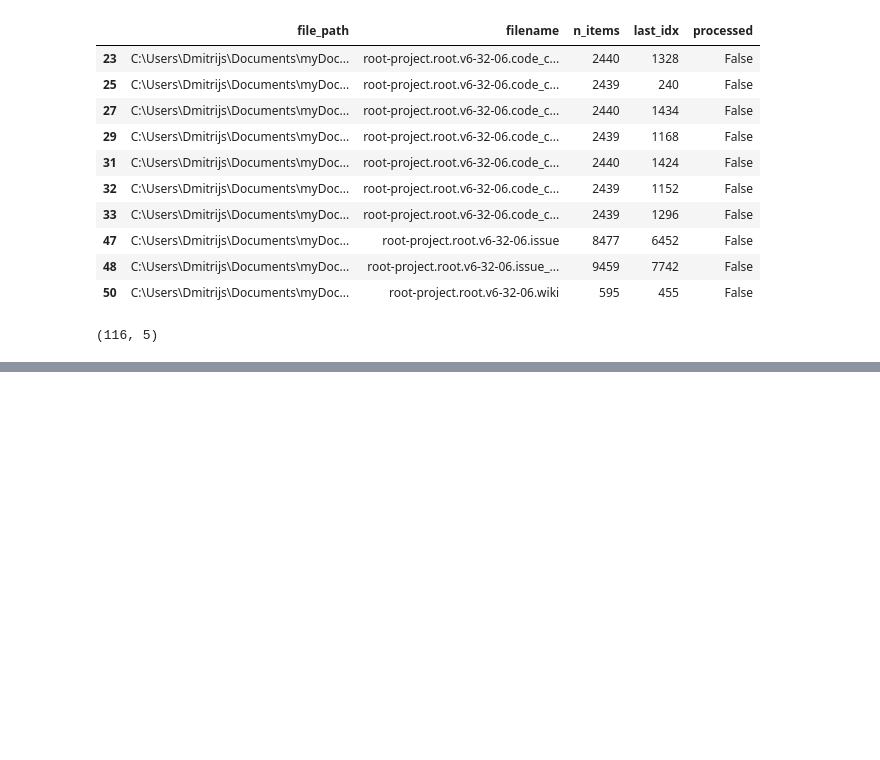
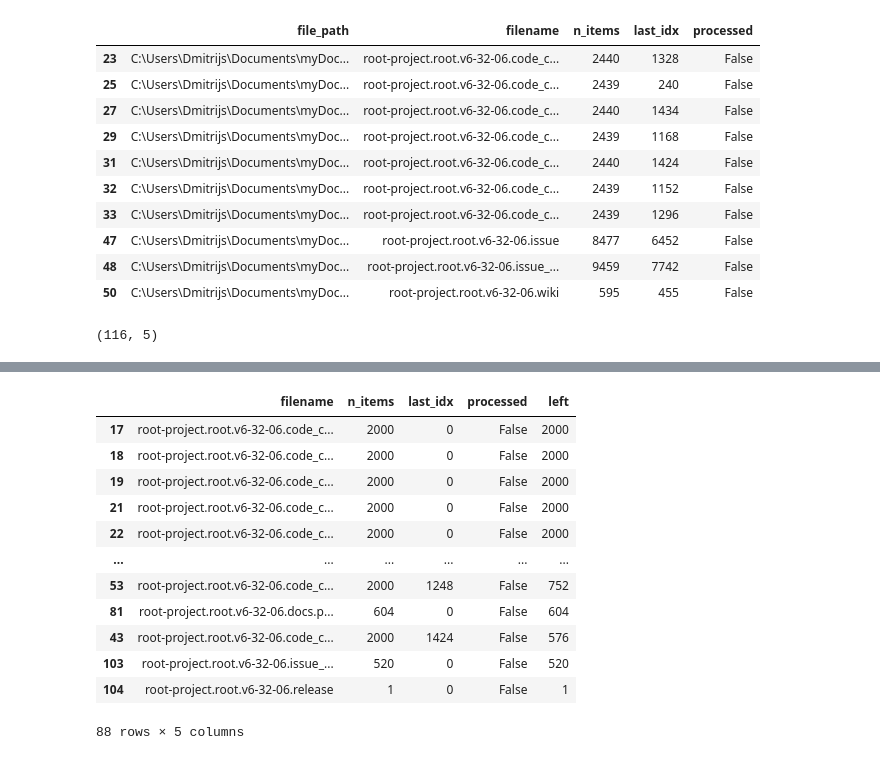
Before and after one commit to dmitrijs-voronovs/scientific-software-architecture-analysis, a Jupyter notebook: processing_pipeline/data_optimization/o_s2_arch_relevance_check.ipynb, the cells around one changed output, grey strips where cells are left out. Cells and saved outputs as stored; diff of their text form; code cells hidden in the pictures; blank space fills up the shorter version.

```diff
--- a/processing_pipeline/data_optimization/o_s2_arch_relevance_check.ipynb
+++ b/processing_pipeline/data_optimization/o_s2_arch_relevance_check.ipynb
@@ -204,0 +222,18 @@ pres[~pres.processed]
+# %%
+pres = pres[~pres.processed]
+pres["left"] = pres.n_items - pres.last_idx
+pres.sort_values("left", ascending=False)
+# %% [output]
+|  | filename | n_items | last_idx | processed | left |
+| 17 | root-project.root.v6-32-06.code_c... | 2000 | 0 | False | 2000 |
+| 18 | root-project.root.v6-32-06.code_c... | 2000 | 0 | False | 2000 |
+| 19 | root-project.root.v6-32-06.code_c... | 2000 | 0 | False | 2000 |
+| 21 | root-project.root.v6-32-06.code_c... | 2000 | 0 | False | 2000 |
+| 22 | root-project.root.v6-32-06.code_c... | 2000 | 0 | False | 2000 |
+| ... | ... | ... | ... | ... | ... |
+| 53 | root-project.root.v6-32-06.code_c... | 2000 | 1248 | False | 752 |
+| 81 | root-project.root.v6-32-06.docs.p... | 604 | 0 | False | 604 |
+| 43 | root-project.root.v6-32-06.code_c... | 2000 | 1424 | False | 576 |
+| 103 | root-project.root.v6-32-06.issue_... | 520 | 0 | False | 520 |
+| 104 | root-project.root.v6-32-06.release | 1 | 0 | False | 1 |
+88 rows × 5 columns
```
Also changed, not shown: parts of 6 cells of this notebook, 3 other files.
